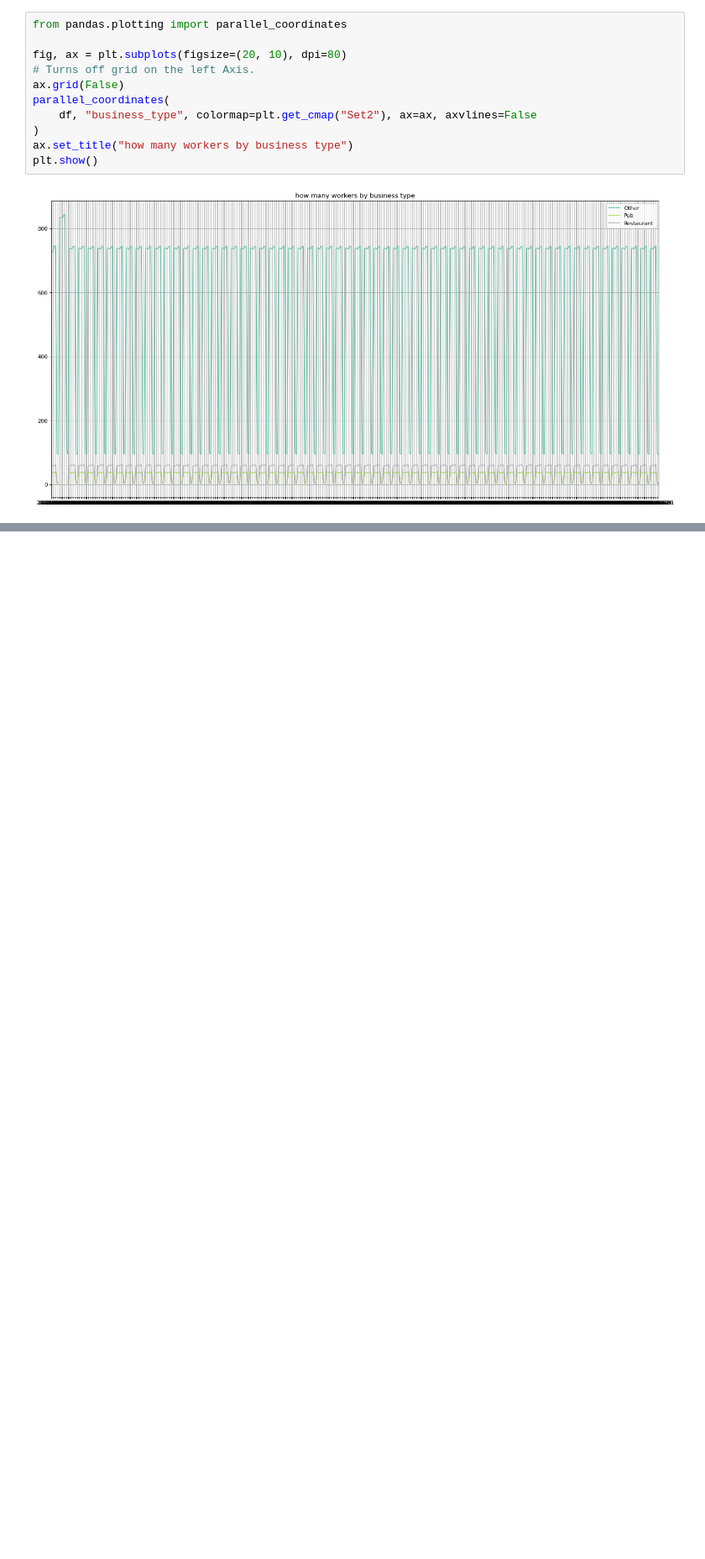
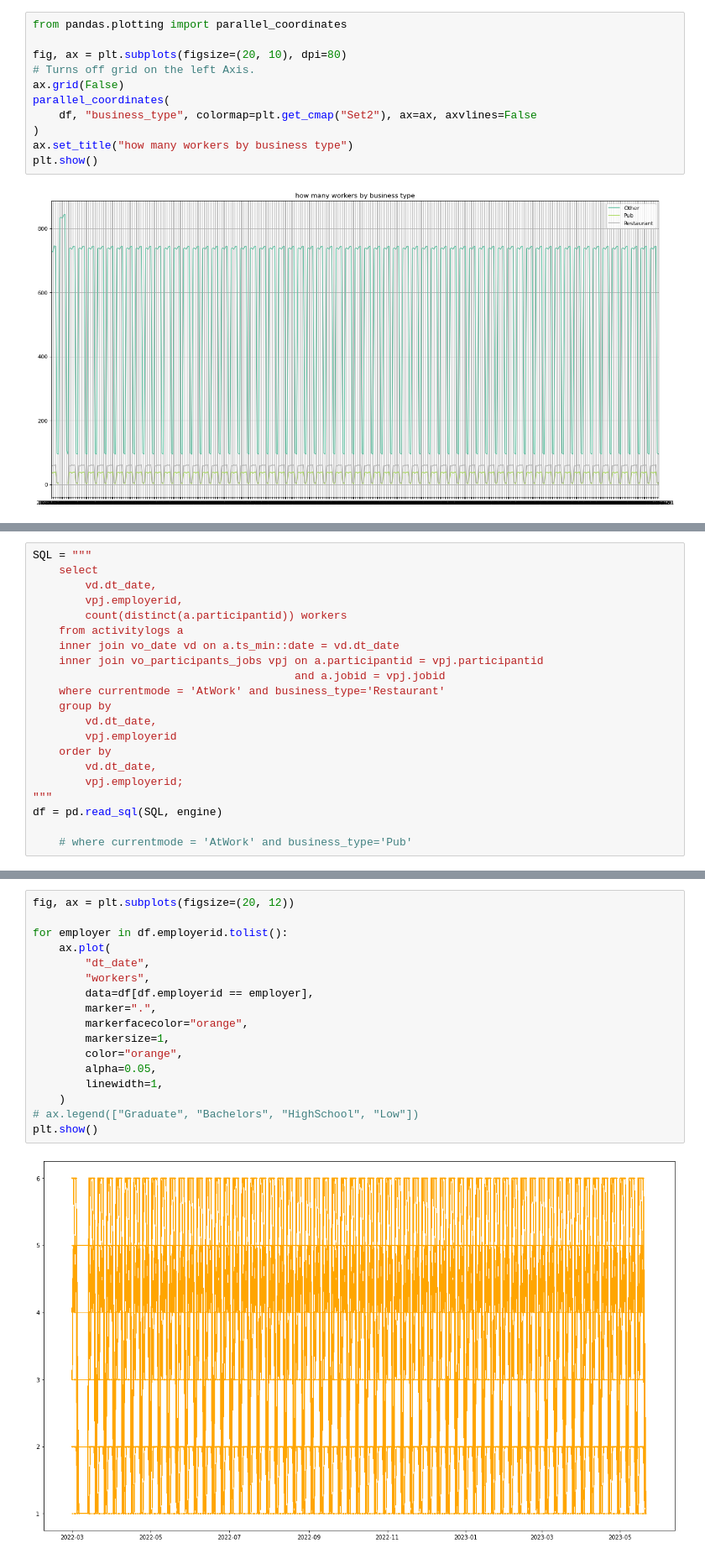
Before and after one commit to blukitas/Viz_2022_Grupo_4, a Jupyter notebook: docker/Notebooks/12.participant_job.ipynb, the cells around one changed output, grey strips where cells are left out. Shown at 84% size. Cells and saved outputs as stored; diff of their text form; blank space fills up the shorter version.

Commit message:
Workers on restaurant

```diff
--- a/docker/Notebooks/12.participant_job.ipynb
+++ b/docker/Notebooks/12.participant_job.ipynb
@@ -128,0 +131,21 @@ plt.show()
+# %%
+SQL = """
+	select
+		vd.dt_date,
+		vpj.employerid,
+		count(distinct(a.participantid)) workers
+	from activitylogs a
+	inner join vo_date vd on a.ts_min::date = vd.dt_date
+	inner join vo_participants_jobs vpj on a.participantid = vpj.participantid
+										and a.jobid = vpj.jobid
+	where currentmode = 'AtWork' and business_type='Restaurant'
+	group by
+		vd.dt_date,
+		vpj.employerid
+	order by
+		vd.dt_date,
+		vpj.employerid;
+"""
+df = pd.read_sql(SQL, engine)
+
+	# where currentmode = 'AtWork' and business_type='Pub'
@@ -128,0 +161,19 @@ plt.show()
+# %%
+fig, ax = plt.subplots(figsize=(20, 12))
+
+for employer in df.employerid.tolist():
+    ax.plot(
+        "dt_date",
+        "workers",
+        data=df[df.employerid == employer],
+        marker=".",
+        markerfacecolor="orange",
+        markersize=1,
+        color="orange",
+        alpha=0.05,
+        linewidth=1,
+    )
+# ax.legend(["Graduate", "Bachelors", "HighSchool", "Low"])
+plt.show()
+# %% [output]
+[figure, added]
```
Also changed, not shown: parts of 2 cells of this notebook, 1 other file.
